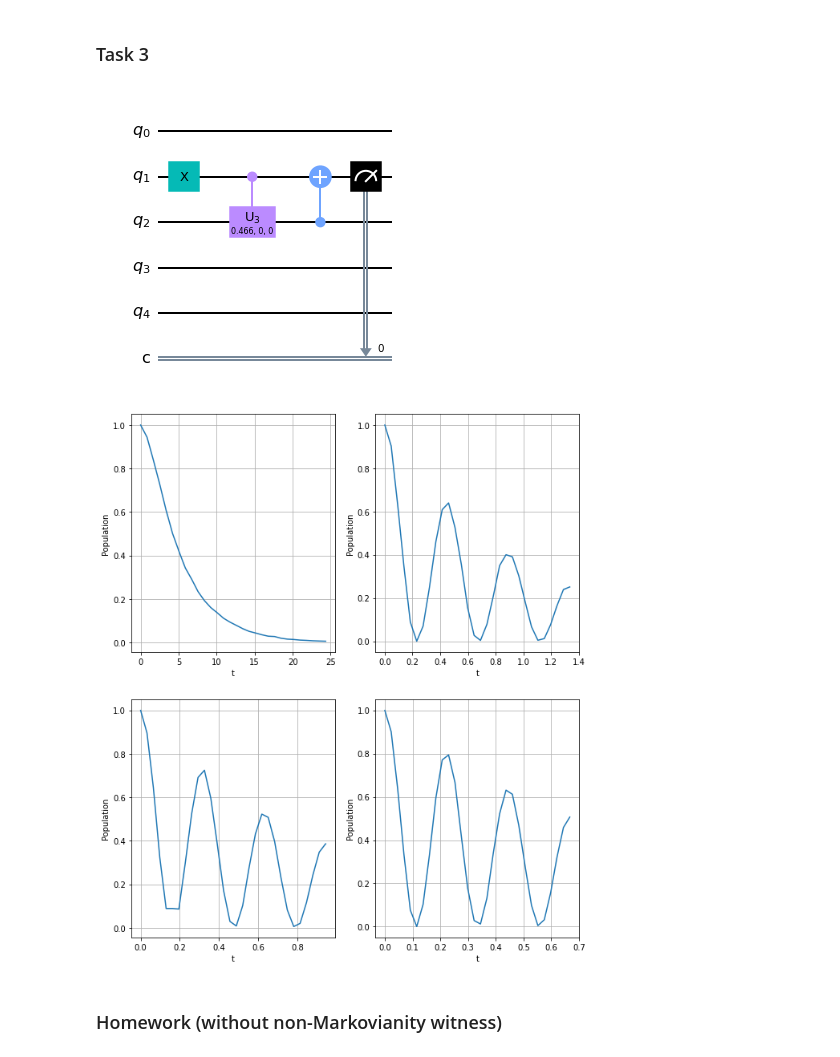
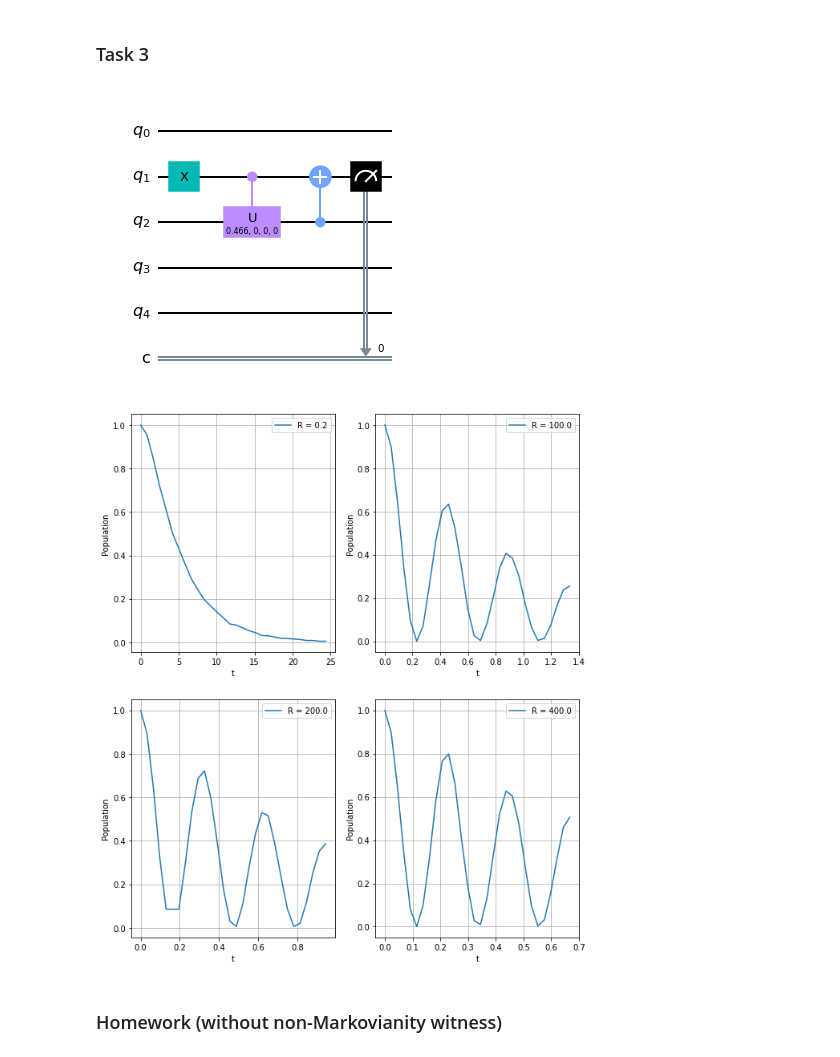
Before and after one commit to matteoacrossi/oqs-jupyterbook, a Jupyter notebook: content/project_4-solution.ipynb, the cells around one changed output. Drawn from its saved outputs; the diff is of its cells as text; code cells hidden in the pictures.

```diff
--- a/content/project_4-solution.ipynb
+++ b/content/project_4-solution.ipynb
@@ -71,10 +71,11 @@ def amplitude_damping_channel(q, c, sys, env, R, t):
     ad = QuantumCircuit(q, c)
 
     # Rotation angle
-    theta = 2.0 * np.arccos(c1(R, t))
+    theta = np.arccos(c1(R, t))
 
-    # Channel
-    ad.cu3(theta, 0.0, 0.0, q[sys], q[env])
+    # Channel (notice the extra factor of 2 due to the definition
+    # of the unitary gate in qiskit)
+    ad.cu(2.0 * theta, 0.0, 0.0, 0.0, q[sys], q[env])
     ad.cx(q[env], q[sys])
 
     # Masurement in the computational basis
@@ -130,36 +131,37 @@ for R in R_values:
 # %%
 circuits[0.2][1].draw(output='mpl')
 # %% [output]
-[figure, old version]
+[figure, new version]
 # %%
 # Execute the circuits on the local simulator
 jobs_sim = {}
 for R in R_values:
     jobs_sim[R] = execute(circuits[R], backend = simulator, shots = SHOTS)
 
 # Analyse the outcomes
 populations_sim = {}
 for R in R_values:
     populations_sim[R] = []
     current_job_res = jobs_sim[R].result()
     for i in range(npoints):
         counts = current_job_res.get_counts(i)
         if '1' in counts:
             sm = counts['1']/float(SHOTS)
         populations_sim[R].append(sm)
 
 # Plot the results
 fig_idx = 221
 plt.figure(figsize=(10,12))
 for R in R_values:
     plt.subplot(fig_idx)
-    plt.plot(t_values[R], populations_sim[R])
+    plt.plot(t_values[R], populations_sim[R], label=f"R = {R}")
     plt.xlabel('t')
     plt.ylabel('Population')
+    plt.legend()
     fig_idx += 1
     plt.grid()
 # %% [output]
-[figure, old version]
+[figure, new version]
 # %% [markdown]
 ### Homework (without non-Markovianity witness)
 # %%
```
Also changed, not shown: parts of 1 cell of this notebook, 1 other file.
